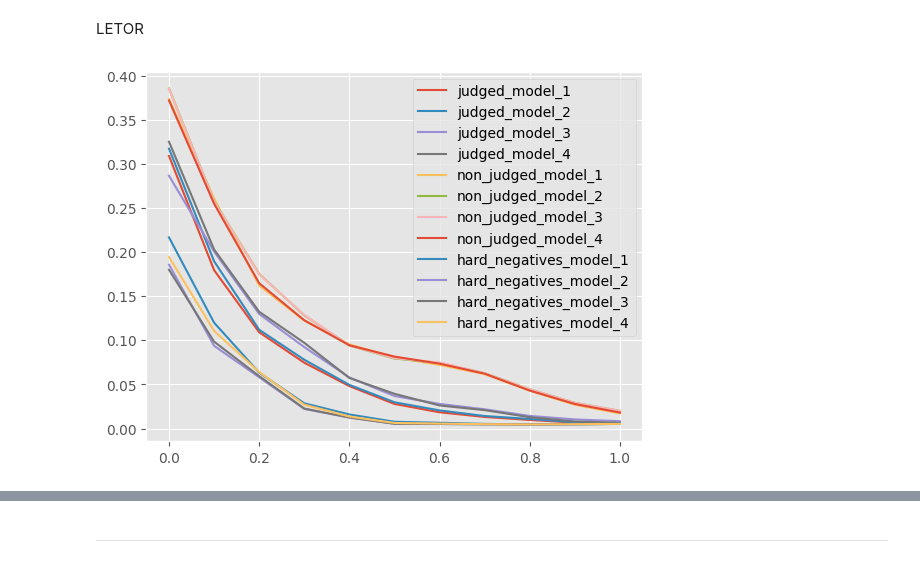
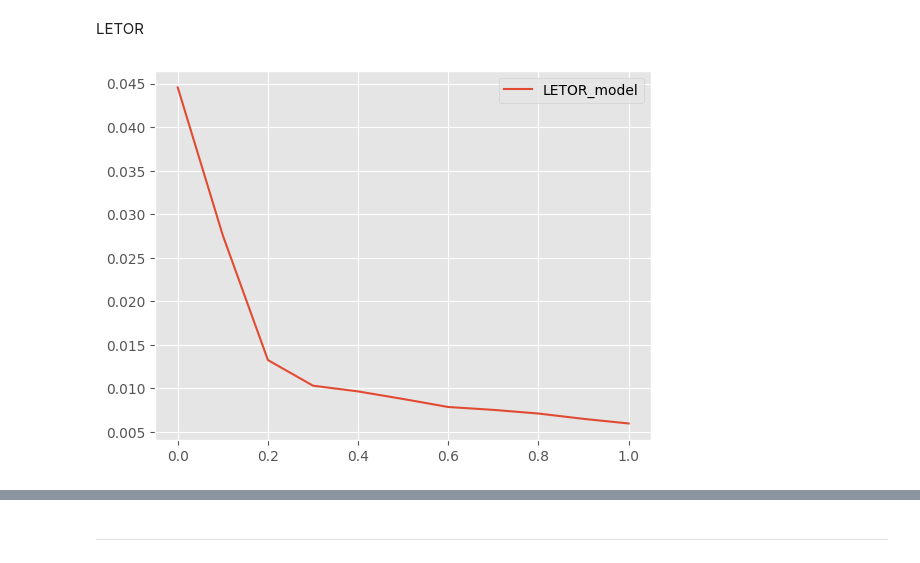
Before and after one commit to nmn0gueira/clinical-trial-retrieval, a Jupyter notebook: proj_phase3_public.ipynb, the cells around one changed output, grey strips where cells are left out. Saved outputs shown, nothing was run; the diff lists cells and outputs as text; code cells hidden in the pictures.

```diff
--- a/proj_phase3_public.ipynb
+++ b/proj_phase3_public.ipynb
@@ -716,10 +662,6 @@ def filter_by_age_and_gender(doc_scores, query):
 ------------------------------
 # Compute evaluation metric results
 For each patient, search each index and rank clinical trials by their similarity to the patient case description
-# %%
-ids = pickle.load( open( "doc_ids.bin", "rb" ) )
-full_docs = pickle.load( open( "full_documents.bin", "rb" ) )
-indexes_list = pickle.load( open( "indexes_list.bin", "rb" ) )
 # %%
 for index_name in indexes_list:
     index = indexes_list[index_name]
@@ -871,30 +810,3 @@ This is evaluation has fewer metrics (it is faster)
-# %%
-for index_name in indexes_list:
-    index = indexes_list[index_name]
-    print()
-    print(index_name)
-    avg_precision_11point = np.zeros(11)
-    m_p10 = 0
-    for caseid in cases:
-        query = cases[caseid]
-
-        results_ord = index.results_ord[caseid]
-        p10 = eval.fast_p10(results_ord, caseid)
-
-        #doc_scores = copy.deepcopy(index.doc_scores[caseid])
-        #doc_scores = filter_by_age_and_gender(doc_scores, query)
-        #results = pd.DataFrame(list(zip(ids, doc_scores)), columns = ['_id', 'score'])
-        #results_ord = results.sort_values(by=['score'], ascending = False)
-        #p10 = eval.fast_p10(results_ord, caseid)
-
-        #[precision_11point, recall_11point, total_relv_ret] = eval.evalPR(results_ord, caseid)
-
-        #if (np.shape(recall_11point) != (0,)):
-        #    avg_precision_11point = avg_precision_11point + precision_11point
-
-        m_p10 = m_p10 + p10
-    m_p10 = m_p10 / len(cases)
-    print("   P10 ", m_p10)
 # %% [markdown]
 # Fusion RRF
 # %%
@@ -932,7 +842,7 @@ VSM and LMJM
 # %%
 recall_11point = [0.0, 0.1, 0.2, 0.3, 0.4, 0.5, 0.6, 0.7, 0.8, 0.9, 1.0]
 for index_name in indexes_list:
-    if index_name in indexes:
+    if index_name != 'LETOR_model':
         index = indexes_list[index_name]
         plt.plot(recall_11point, index.mean_precision_11point, label = index_name)
         plt.legend()
@@ -943,7 +853,7 @@ plt.show()
 # %%
 results_table = pd.DataFrame(columns =['model', 'p10', 'ndcg5', 'mrr', 'map', 'recall'])
 for index_name in indexes_list:
-    if index_name in indexes:
+    if index_name != 'LETOR_model':
         index = indexes_list[index_name]
         aa = pd.DataFrame({'model':[index_name], 'p10':[index.m_p10], 'ndcg5':[index.m_ndcg5], 'mrr': [index.m_mrr], 'map':[index.m_ap], 'recall':[index.m_recall]})
         results_table = results_table._append(aa, ignore_index=False)
@@ -966,14 +876,14 @@ LETOR
 # %%
 recall_11point = [0.0, 0.1, 0.2, 0.3, 0.4, 0.5, 0.6, 0.7, 0.8, 0.9, 1.0]
 for index_name in indexes_list:
-    if index_name not in indexes:
+    if index_name == 'LETOR_model':
         index = indexes_list[index_name]
         plt.plot(recall_11point, index.mean_precision_11point, label = index_name)
         plt.legend()
 
 plt.show()
 # %% [output]
-[figure, old version]
+[figure, new version]
 # %%
 results_table = pd.DataFrame(columns =['model', 'p10', 'ndcg5', 'mrr', 'map', 'recall'])
 
```
Also changed, not shown: parts of 23 cells of this notebook, 1 other file.
